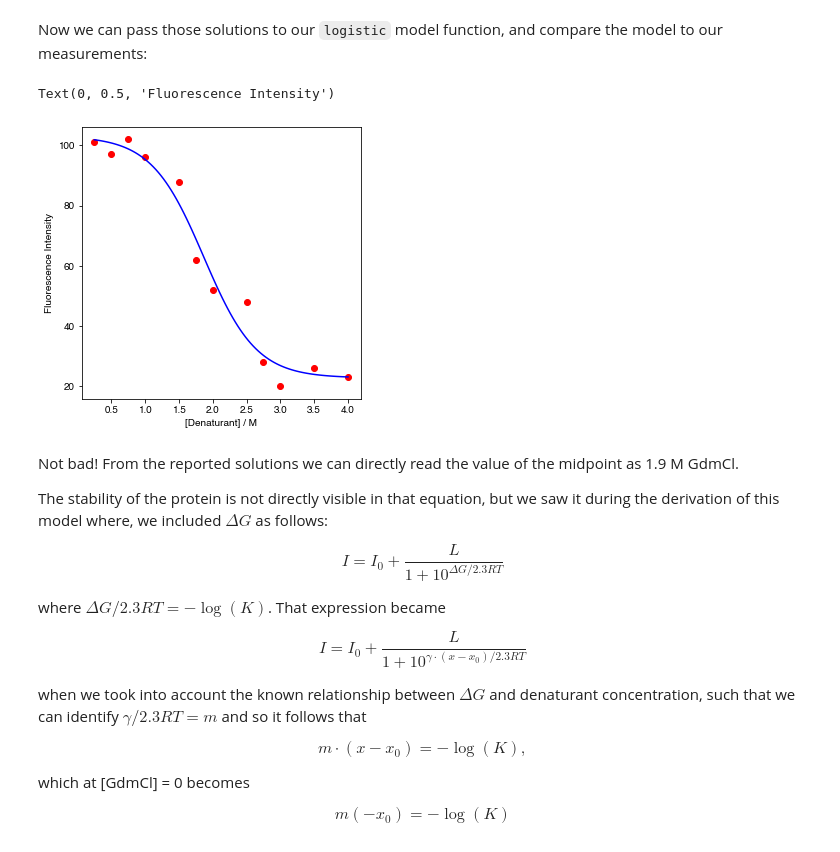
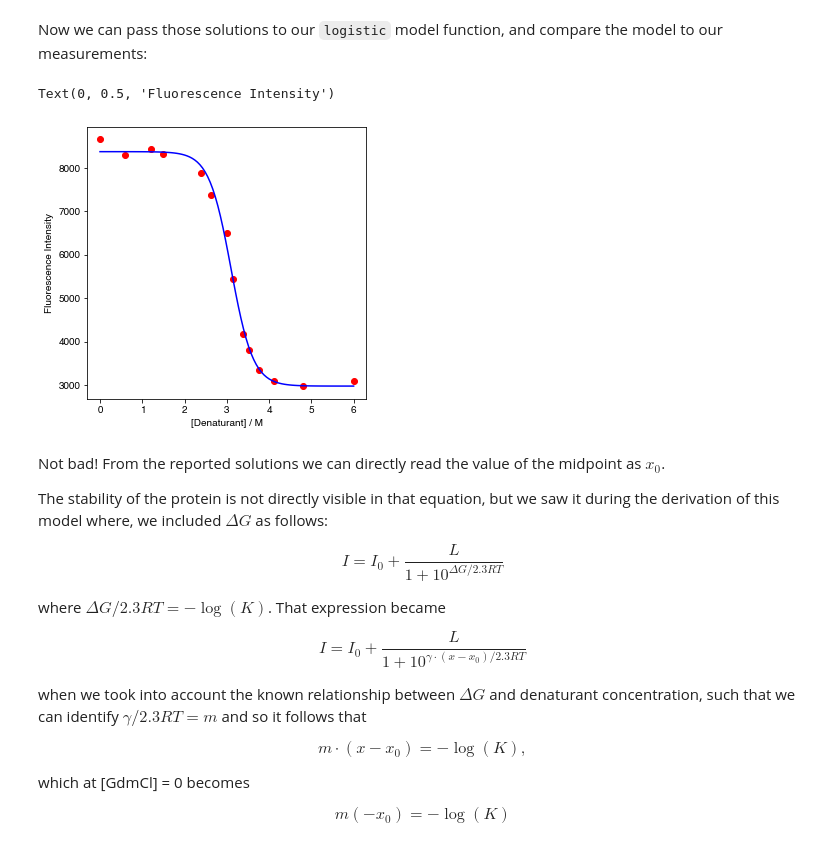
Before and after one commit to eloyvallinaes/protein-physics-2022, a Jupyter notebook: logisticModel.ipynb, the cells around one changed output. Saved outputs shown, nothing was run; the diff lists cells and outputs as text; code cells hidden in the pictures.

Commit message:
corrected model equation from powers of e to powers of 10 and added error treatment

```diff
--- a/logisticModel.ipynb
+++ b/logisticModel.ipynb
@@ -97,14 +101,14 @@ We start by defining functions that calculate the predictions
 and the residuals:
 # %%
 # Model function
-def logistic(beta, x):
+def logistic(x, beta):
     I0, L, m, x0 = beta
-    return I0 + L / (1 + np.exp(m*(x - x0)))
+    return I0 + L / (1 + np.power(10, m*(x - x0)))
 
 
 # Calculate residuals
 def residuals(beta, x, y):
-    return y - logistic(beta, x)
+    return y - logistic(x, beta)
 # %% [markdown]
 Then we need to decide on some **initial values**.  As opposed to linear fit problems,
 which can be solved *analytically*, non-linear fitting can
@@ -134,7 +138,7 @@ fit.
 Choose wisely now:
 # %%
 # beta = I0, L, m, x0
-beta = [20, 80, 0.1, 3]
+beta = [3000, 8000, 1, 1]
 # %% [markdown]
 Luckily, we don't need to code the algorithm, we will borrow someone else's implementation:
 # %%
@@ -171,20 +178,20 @@ the model to our measurements:
 # %%
 # Predictions
 Xpred = np.linspace(df.GdmCl.min(), df.GdmCl.max(), 100)
-Ypred = logistic(beta_solutions, Xpred)
+Ypred = logistic(Xpred, beta_solutions)
 
 fig = plt.figure(figsize=(5, 5))
 ax = fig.add_subplot(111)
 ax.scatter(df.GdmCl, df.Intensity, marker="o", color="red")
 plt.plot(Xpred, Ypred, linestyle="-", color="blue")
 plt.xlabel("[Denaturant] / M")
 plt.ylabel("Fluorescence Intensity")
 # %% [output]
 Text(0, 0.5, 'Fluorescence Intensity')
-[figure, old version]
+[figure, new version]
 # %% [markdown]
 Not bad! From the reported solutions we can directly read
-the value of the midpoint as 1.9 M GdmCl.
+the value of the midpoint as $x_0$.
 
 The stability of the protein is not directly
 visible in that equation, but we saw it during the derivation
```
Also changed, not shown: parts of 15 cells of this notebook.
